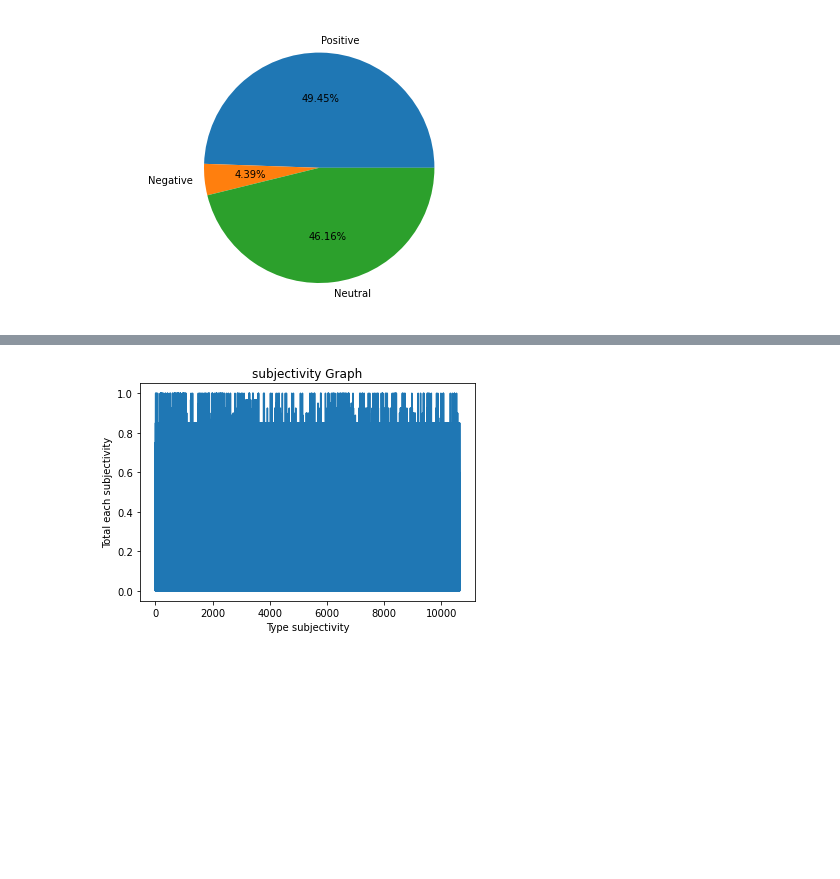
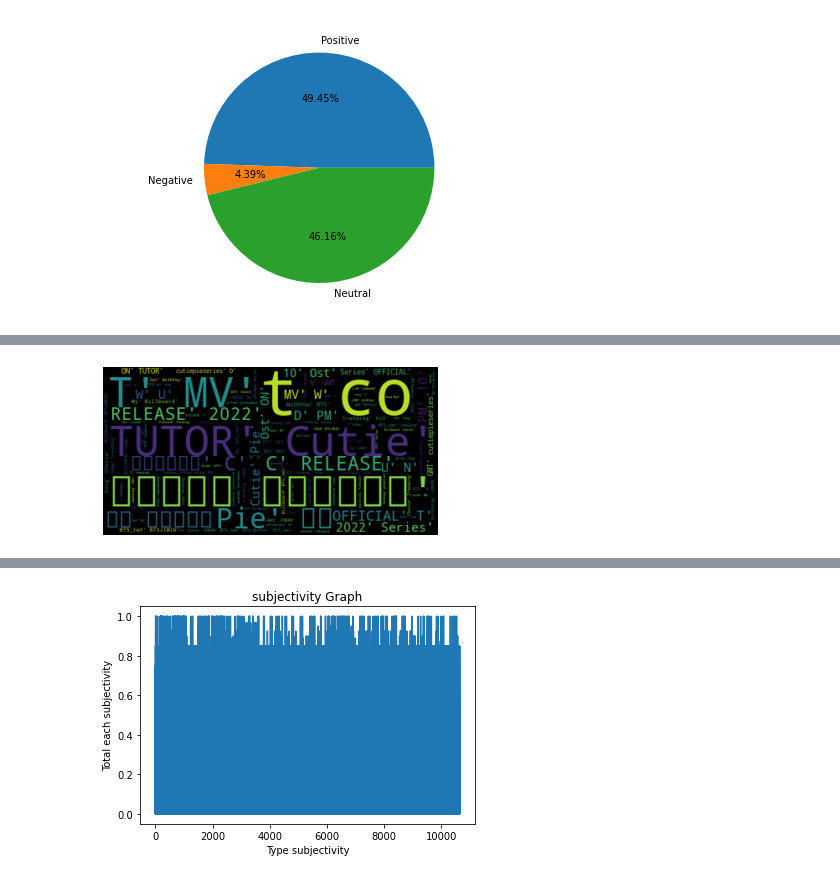
Before and after one commit to PutriYohana/sentiment_analisis04, a Jupyter notebook: Analyisis_Sentimen_With_Spark_Text_Blob.ipynb, the cells around one changed output, grey strips where cells are left out. Cells and saved outputs as stored; diff of their text form; code cells hidden in the pictures; blank space fills up the shorter version.

```diff
--- a/Analyisis_Sentimen_With_Spark_Text_Blob.ipynb
+++ b/Analyisis_Sentimen_With_Spark_Text_Blob.ipynb
@@ -220,3 +280,17 @@ plt.show()
+# %%
+#Importing Libraries
+import pandas as pd
+import matplotlib.pyplot as plt
+%matplotlib inline
+from wordcloud import WordCloud
+# Creating word_cloud with text as argument in .generate() method
+word_cloud = WordCloud(collocations = False, background_color = 'white').generate(' '.join(words[words['type_polarity']=='Neutral']['Tweet']))
+# Display the generated Word Cloud
+plt.imshow(wordcloud, interpolation='bilinear')
+plt.axis("off")
+plt.show()
+# %% [output]
+[figure, added]
 # %%
 x=[]
 for a in range(0,len(words)):
```
Also changed, not shown: parts of 8 cells of this notebook.
